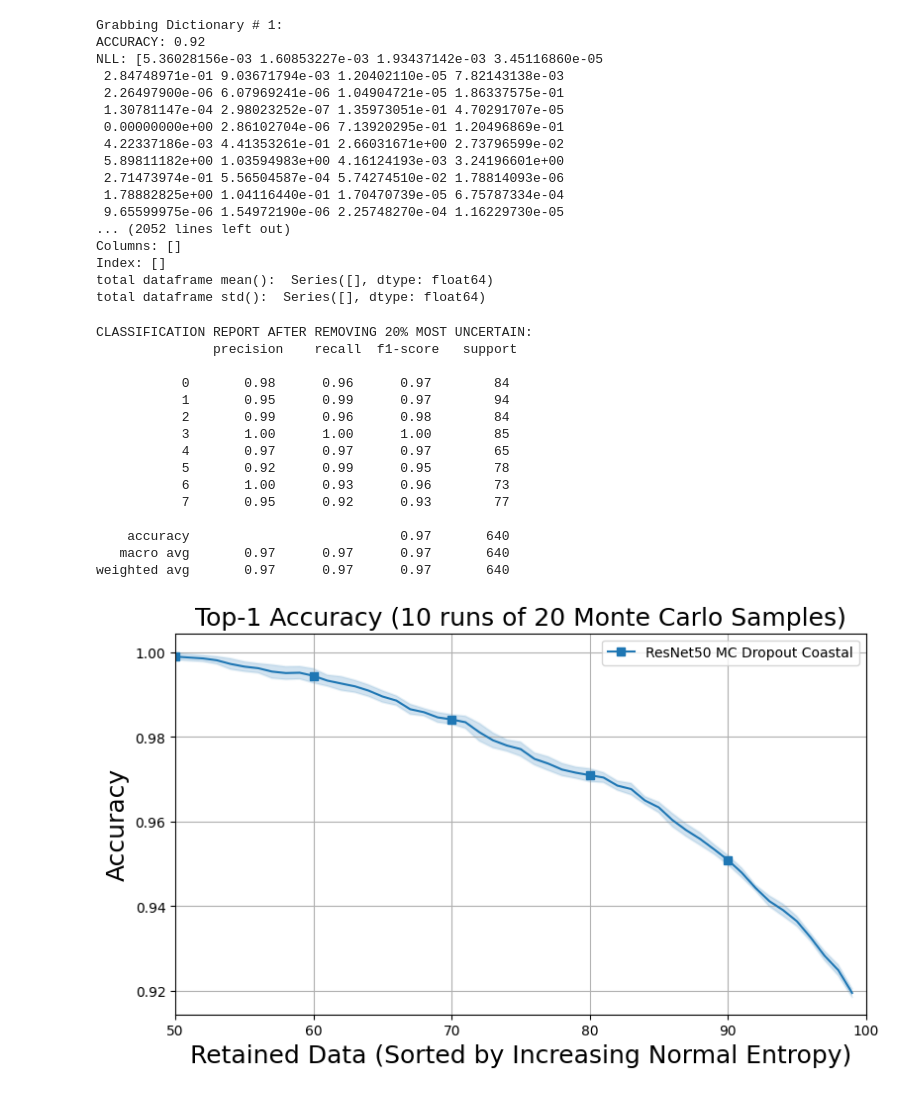
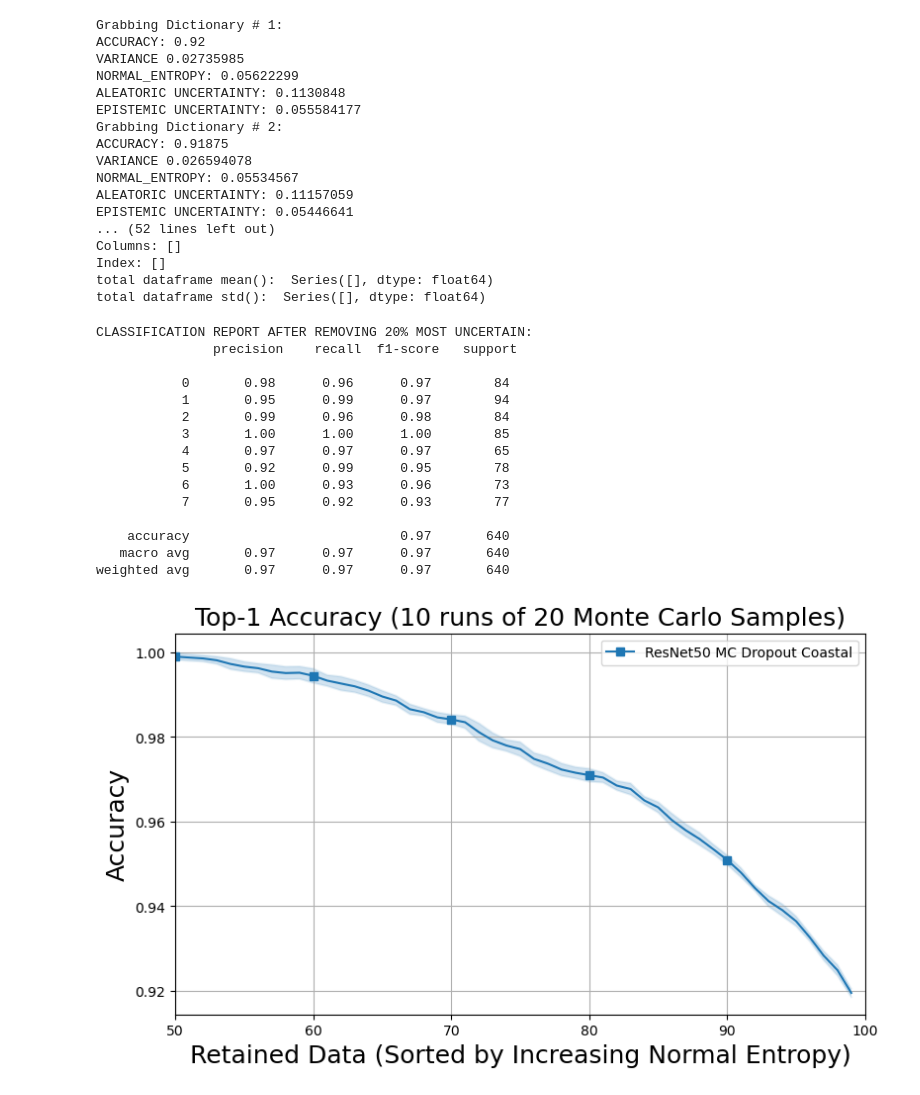
Before and after one commit to marko-orescanin-nps/ImageNet-1K-Variational-Embeddings, a Jupyter notebook: follow_along_notebook/project_notebook.ipynb, the cells around one changed output. Drawn from its saved outputs; the diff is of its cells as text; code cells hidden in the pictures.

```diff
--- a/follow_along_notebook/project_notebook.ipynb
+++ b/follow_along_notebook/project_notebook.ipynb
@@ -500,7 +503,7 @@ KeyboardInterrupt:
 '''
 The purpose of this cell is to print out the metrics that were saved in Pickle format from the above cell that ran the evaluation.
 '''
-pickle_save_path = '/data/kraken/coastal_project/coastal_uncertainty/model_evaluations_into_pickle/resnet_mcdropout/coastal/pickle_dump/mcdropout_10_20.pickle'
+pickle_save_path = '/data/kraken/coastal_project/coastal_uncertainty_aug18/ImageNet-1K-Variational-Embeddings/model_evaluations_into_pickle/resnet_mcdropout/coastal/pickle_dump/mcdropout_10_20.pickle'
 
 
 
@@ -526,7 +529,7 @@ def print_uncertainty_metrics():
         y_true = np.argmax(y_test_labels, axis=1)
         accuracy = accuracy_score(y_true, y_pred)
         print('ACCURACY:', accuracy)
-        print('NLL:', nll_mc)
+        # print('NLL:', nll_mc)
         print('VARIANCE', np.mean(var))
         print('NORMAL_ENTROPY:', np.mean(normal_entropy))
         print('ALEATORIC UNCERTAINTY:', np.mean(aleatoric_depeweg))
@@ -552,17 +555,17 @@ print_uncertainty_metrics()
 # %% [output]
 Grabbing Dictionary # 1:
 ACCURACY: 0.92
-NLL: [5.36028156e-03 1.60853227e-03 1.93437142e-03 3.45116860e-05
- 2.84748971e-01 9.03671794e-03 1.20402110e-05 7.82143138e-03
- 2.26497900e-06 6.07969241e-06 1.04904721e-05 1.86337575e-01
- 1.30781147e-04 2.98023252e-07 1.35973051e-01 4.70291707e-05
- 0.00000000e+00 2.86102704e-06 7.13920295e-01 1.20496869e-01
- 4.22337186e-03 4.41353261e-01 2.66031671e+00 2.73796599e-02
- 5.89811182e+00 1.03594983e+00 4.16124193e-03 3.24196601e+00
- 2.71473974e-01 5.56504587e-04 5.74274510e-02 1.78814093e-06
- 1.78882825e+00 1.04116440e-01 1.70470739e-05 6.75787334e-04
- 9.65599975e-06 1.54972190e-06 2.25748270e-04 1.16229730e-05
-... (2052 lines left out)
+VARIANCE 0.02735985
+NORMAL_ENTROPY: 0.05622299
+ALEATORIC UNCERTAINTY: 0.1130848
+EPISTEMIC UNCERTAINTY: 0.055584177
+Grabbing Dictionary # 2:
+ACCURACY: 0.91875
+VARIANCE 0.026594078
+NORMAL_ENTROPY: 0.05534567
+ALEATORIC UNCERTAINTY: 0.11157059
+EPISTEMIC UNCERTAINTY: 0.05446641
+... (52 lines left out)
 Columns: []
 Index: []
 total dataframe mean():  Series([], dtype: float64)
@@ -575,8 +578,8 @@ import math
 from sklearn.metrics import classification_report
 
 #Coastal Pickle Files
-#This should be replaced with the pickle file that was build in the above cell.
-pickle_save_path_mcdrop_coastal = '/data/kraken/coastal_project/coastal_uncertainty/model_evaluations_into_pickle/resnet_mcdropout/coastal/pickle_dump/mcdropout_10_20.pickle'
+
+pickle_save_path_mcdrop_coastal = '/data/kraken/coastal_project/coastal_uncertainty_aug18/ImageNet-1K-Variational-Embeddings/model_evaluations_into_pickle/resnet_mcdropout/coastal/pickle_dump/mcdropout_10_20.pickle'
 
 
 def get_metrics_from_pickle(pickle_save_path, imgnet_flag):
@@ -586,7 +589,7 @@ def get_metrics_from_pickle(pickle_save_path, imgnet_flag):
         results_list = pickle.load(f)
 
     for index, iteration_results in enumerate(results_list, start=1):
-        # print(f'Grabbing Dictionary # {index}:')
+
 
         predict_probs = iteration_results['preds']
         y_test_labels = iteration_results['trueLabels']
@@ -665,31 +668,31 @@ def plot_metrics(index, mean, error, label, imgnet_flag):
     plt.xlim([50,100])
     plt.title("Top-1 Accuracy (10 runs of 20 Monte Carlo Samples)", fontsize=18)
 
 
 
 
 #Get the information from the coastal pickle files
 
 index_mcdrop_coastal, mean_mcdrop_coastal, error_mcdrop_coastal = get_metrics_from_pickle(pickle_save_path_mcdrop_coastal, imgnet_flag=False)
 fig, ax = plt.subplots(figsize=(9,5))
 plot_metrics(index_mcdrop_coastal, mean_mcdrop_coastal, error_mcdrop_coastal,label="ResNet50 MC Dropout Coastal", imgnet_flag=True)
 
 
 plt.savefig(f"/data/kraken/coastal_project/coastal_uncertainty/follow_along_notebook/plot_calibrations2.png")
 # %% [output]
 CLASSIFICATION REPORT AFTER REMOVING 20% MOST UNCERTAIN:
                precision    recall  f1-score   support
 
            0       0.98      0.96      0.97        84
            1       0.95      0.99      0.97        94
            2       0.99      0.96      0.98        84
            3       1.00      1.00      1.00        85
            4       0.97      0.97      0.97        65
            5       0.92      0.99      0.95        78
            6       1.00      0.93      0.96        73
            7       0.95      0.92      0.93        77
 
     accuracy                           0.97       640
    macro avg       0.97      0.97      0.97       640
 weighted avg       0.97      0.97      0.97       640
-[figure, old version]
+[figure, new version]
```
Also changed, not shown: parts of 6 cells of this notebook.
